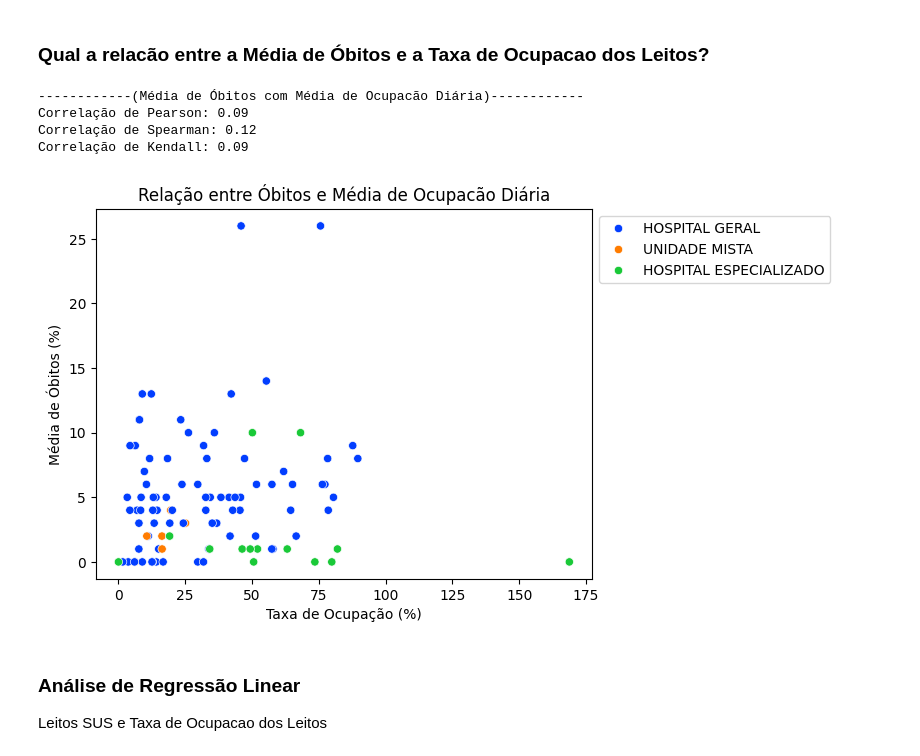
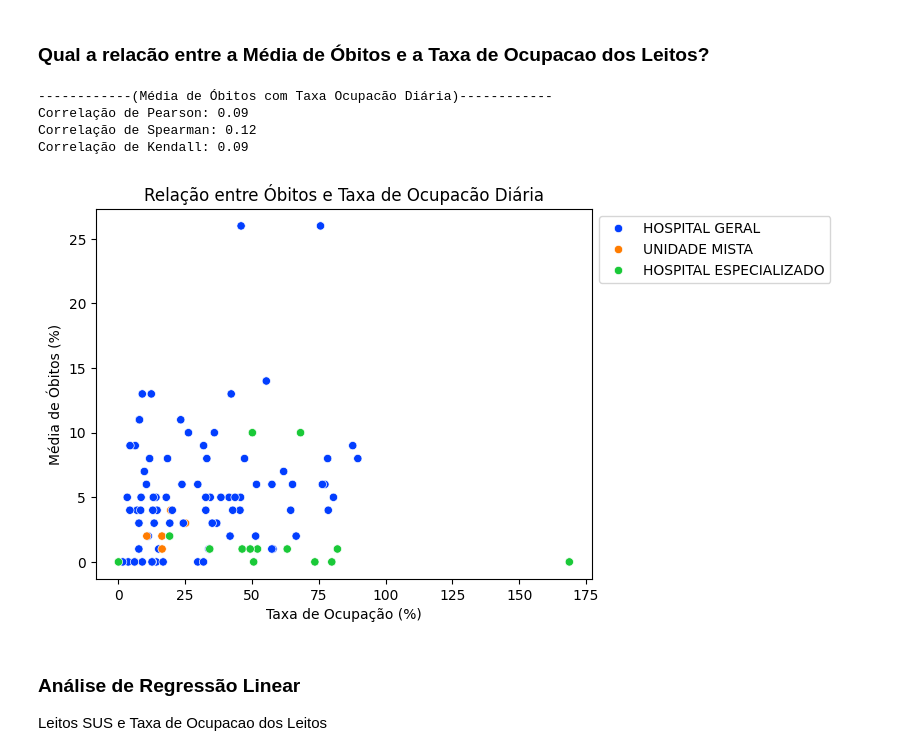
Before and after one commit to ceciliapaiva/analise-superlotacao-hospitais-pb, a Jupyter notebook: relatorio.ipynb, the cells around one changed output. Cells and saved outputs as stored; diff of their text form; code cells hidden in the pictures.

```diff
--- a/relatorio.ipynb
+++ b/relatorio.ipynb
@@ -401,23 +401,23 @@ A média de leitos do SUS apresenta uma relação moderada com a taxa de ocupaç
 # %% [markdown]
 ### Qual a relacão entre a Média de Óbitos e a Taxa de Ocupacao dos Leitos?
 # %%
-plt.title('Relação entre Óbitos e Média de Ocupacão Diária')
+plt.title('Relação entre Óbitos e Taxa de Ocupacão Diária')
 plt.ylabel('Média de Óbitos (%)')
 plt.xlabel('Taxa de Ocupação (%)')
 sns.scatterplot(data=df_stats, x='taxa_ocupacao_mean_pct', y='obitos_mean', hue='tipo_unidade', palette='bright')
 plt.legend(loc='upper left', bbox_to_anchor=(1, 1))
 
 # Pode ter uma relacao mais forte com tipos de unidades
 corr_pearson = df_stats['obitos_mean'].corr(df_stats['taxa_ocupacao_mean_pct'], method='pearson')
 corr_spearman = df_stats['obitos_mean'].corr(df_stats['taxa_ocupacao_mean_pct'], method='spearman')
 corr_kendall = df_stats['obitos_mean'].corr(df_stats['taxa_ocupacao_mean_pct'], method='kendall')
-print(f"------------(Média de Óbitos com Média de Ocupacão Diária)------------\nCorrelação de Pearson: {corr_pearson:.2f}\nCorrelação de Spearman: {corr_spearman:.2f}\nCorrelação de Kendall: {corr_kendall:.2f}")
+print(f"------------(Média de Óbitos com Taxa Ocupacão Diária)------------\nCorrelação de Pearson: {corr_pearson:.2f}\nCorrelação de Spearman: {corr_spearman:.2f}\nCorrelação de Kendall: {corr_kendall:.2f}")
 # %% [output]
-------------(Média de Óbitos com Média de Ocupacão Diária)------------
+------------(Média de Óbitos com Taxa Ocupacão Diária)------------
 Correlação de Pearson: 0.09
 Correlação de Spearman: 0.12
 Correlação de Kendall: 0.09
-[figure, old version]
+[figure, new version]
 # %% [markdown]
 ### Análise de Regressão Linear
 Leitos SUS e Taxa de Ocupacao dos Leitos
```
Also changed, not shown: parts of 9 cells of this notebook.
